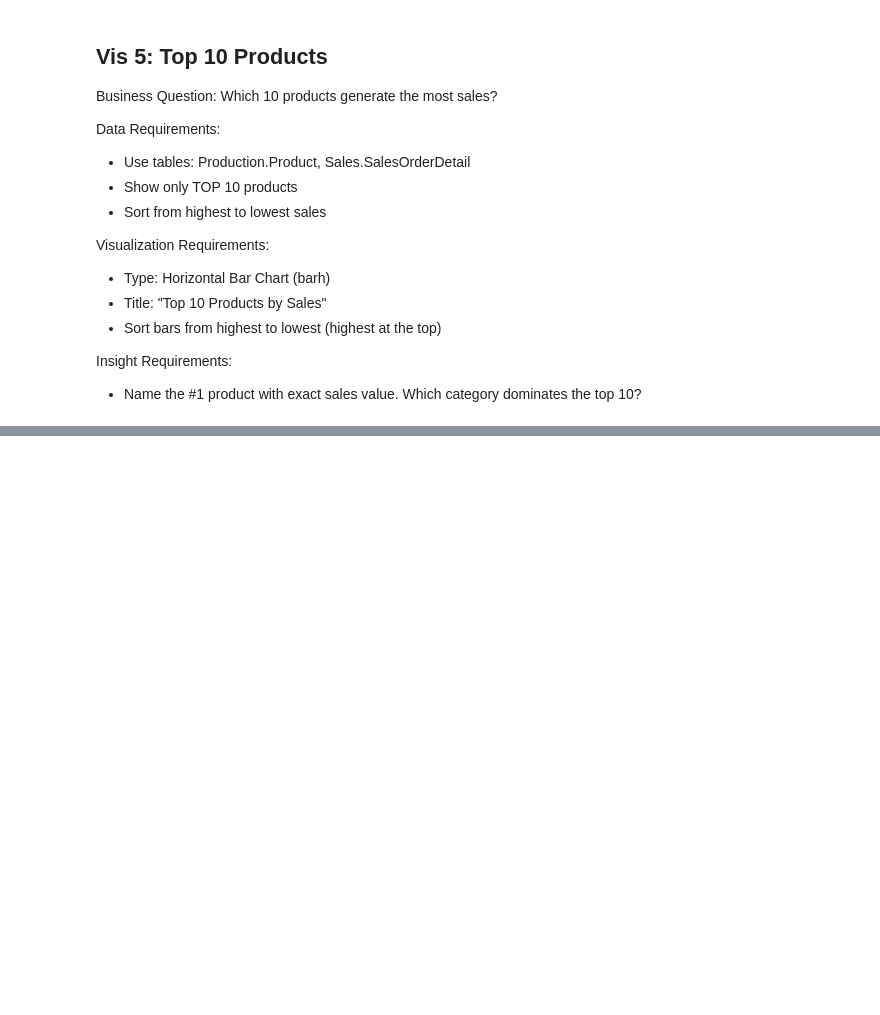
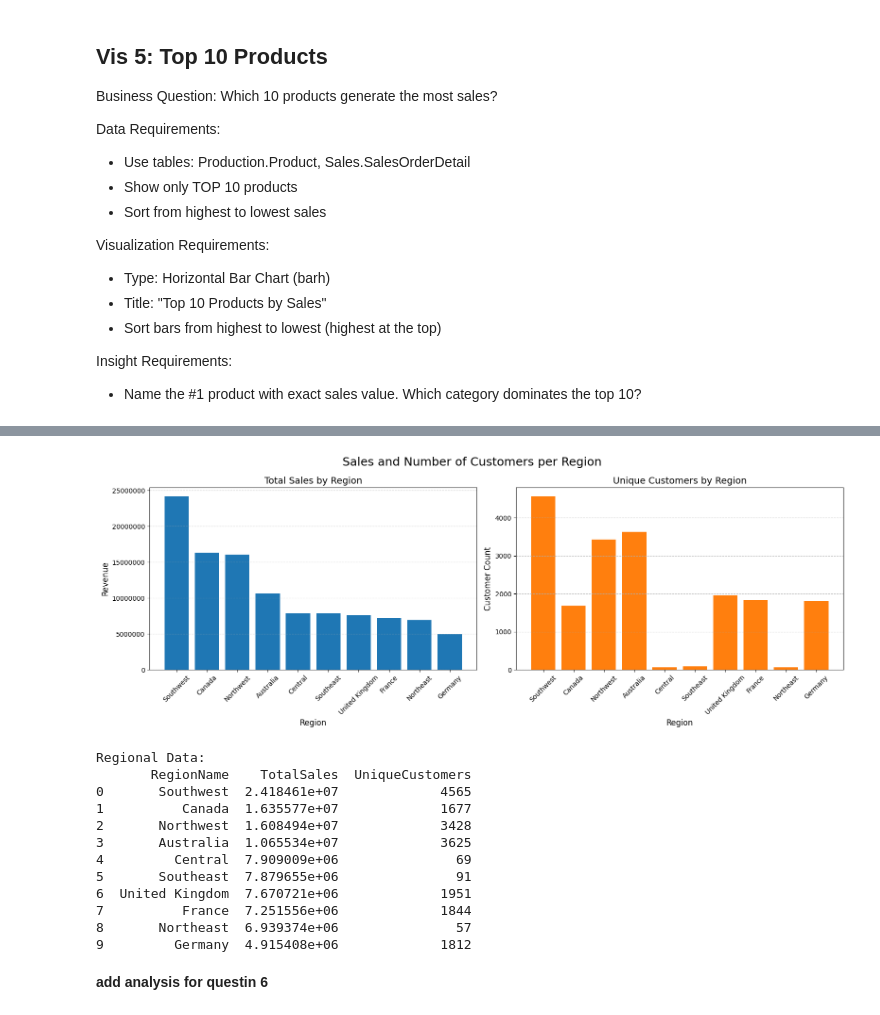
Before and after one commit to smkmrr/adventureworks-analysis, a Jupyter notebook: notebooks/analys.ipynb, the cells around one changed output, grey strips where cells are left out. Cells and saved outputs as stored; diff of their text form; code cells hidden in the pictures; blank space fills up the shorter version.

```diff
--- a/notebooks/analys.ipynb
+++ b/notebooks/analys.ipynb
@@ -327,0 +398,53 @@ Insight Requirements:
+# %%
+# --- QUESTION 6: Sales & Customers by Region ---
+
+# 1. READ SQL
+with open('../data/query6.sql', 'r') as file:
+    query_q6 = file.read()
+
+# 2. GET DATA
+df_q6 = pd.read_sql(query_q6, engine)
+
+# 3. VISUALIZE (Subplots for different scales)
+fig, (ax1, ax2) = plt.subplots(1, 2, figsize=(16, 6))
+
+# --- Chart 1: Total Sales ---
+ax1.bar(df_q6['RegionName'], df_q6['TotalSales'], color='#1f77b4')
+ax1.set_title('Total Sales by Region', fontsize=14)
+ax1.set_xlabel('Region', fontsize=12)
+ax1.set_ylabel('Revenue', fontsize=12)
+ax1.tick_params(axis='x', rotation=45) # Rotate labels for readability
+ax1.ticklabel_format(style='plain', axis='y')
+ax1.grid(axis='y', linestyle='--', alpha=0.7)
+
+# --- Chart 2: Unique Customers ---
+ax2.bar(df_q6['RegionName'], df_q6['UniqueCustomers'], color='#ff7f0e')
+ax2.set_title('Unique Customers by Region', fontsize=14)
+ax2.set_xlabel('Region', fontsize=12)
+ax2.set_ylabel('Customer Count', fontsize=12)
+ax2.tick_params(axis='x', rotation=45)
+ax2.grid(axis='y', linestyle='--', alpha=0.7)
+
+plt.suptitle('Sales and Number of Customers per Region', fontsize=18)
+plt.tight_layout()
+plt.show()
+
+# 4. INSIGHTS
+print("Regional Data:")
+print(df_q6)
+# %% [output]
+[figure, added]
+Regional Data:
+       RegionName    TotalSales  UniqueCustomers
+0       Southwest  2.418461e+07             4565
+1          Canada  1.635577e+07             1677
+2       Northwest  1.608494e+07             3428
+3       Australia  1.065534e+07             3625
+4         Central  7.909009e+06               69
+5       Southeast  7.879655e+06               91
+6  United Kingdom  7.670721e+06             1951
+7          France  7.251556e+06             1844
+8       Northeast  6.939374e+06               57
+9         Germany  4.915408e+06             1812
+# %% [markdown]
+**add analysis for questin 6**
```
Also changed, not shown: parts of 4 cells of this notebook, 1 other file.
